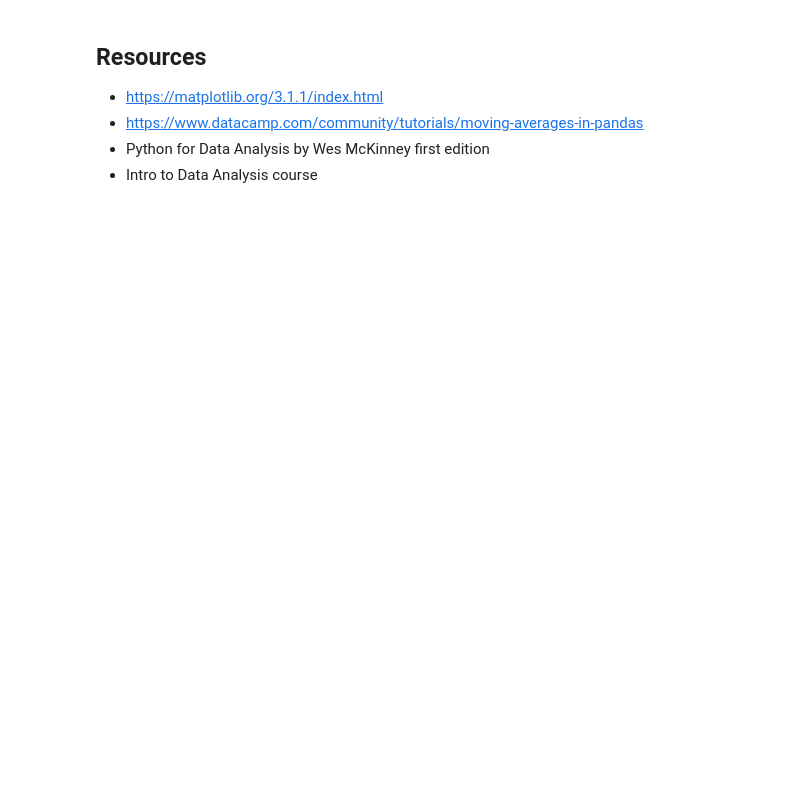
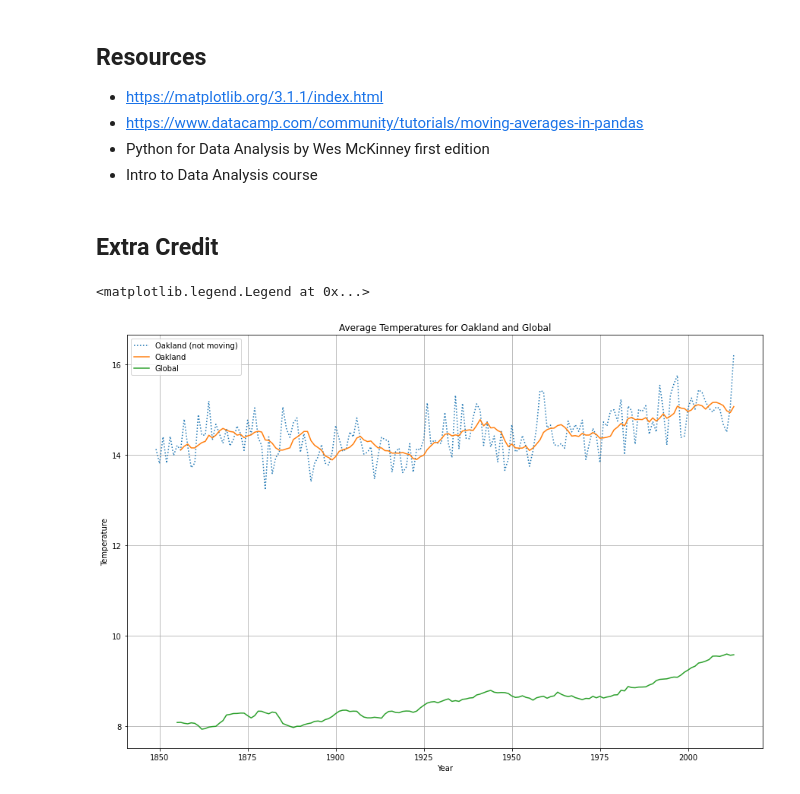
Before and after one commit to alf808/getting-hotter, a Jupyter notebook: oakland_vs_world.ipynb, the cells around one changed output. Saved outputs shown, nothing was run; the diff lists cells and outputs as text; code cells hidden in the pictures; blank space fills up the shorter version.

```diff
--- a/oakland_vs_world.ipynb
+++ b/oakland_vs_world.ipynb
@@ -219,3 +210,18 @@ plt.show()
 - https://www.datacamp.com/community/tutorials/moving-averages-in-pandas
 - Python for Data Analysis by Wes McKinney first edition
 - Intro to Data Analysis course
+# %% [markdown]
+## Extra Credit
+# %%
+plt.figure(figsize=[15,10])
+plt.title('Average Temperatures for Oakland and Global')
+plt.grid(True)
+plt.xlabel('Year')
+plt.ylabel('Temperature')
+plt.plot(data['avg_temp'], label = 'Oakland (not moving)', linestyle='dotted') # transpose over moving average
+plt.plot(data['oakland_moving_avg_temp'], label='Oakland')
+plt.plot(data['global_moving_avg_temp'], label='Global')
+plt.legend(loc=2)
+# %% [output]
+<matplotlib.legend.Legend at 0x...>
+[figure, added]
```
Also changed, not shown: parts of 6 cells of this notebook.
